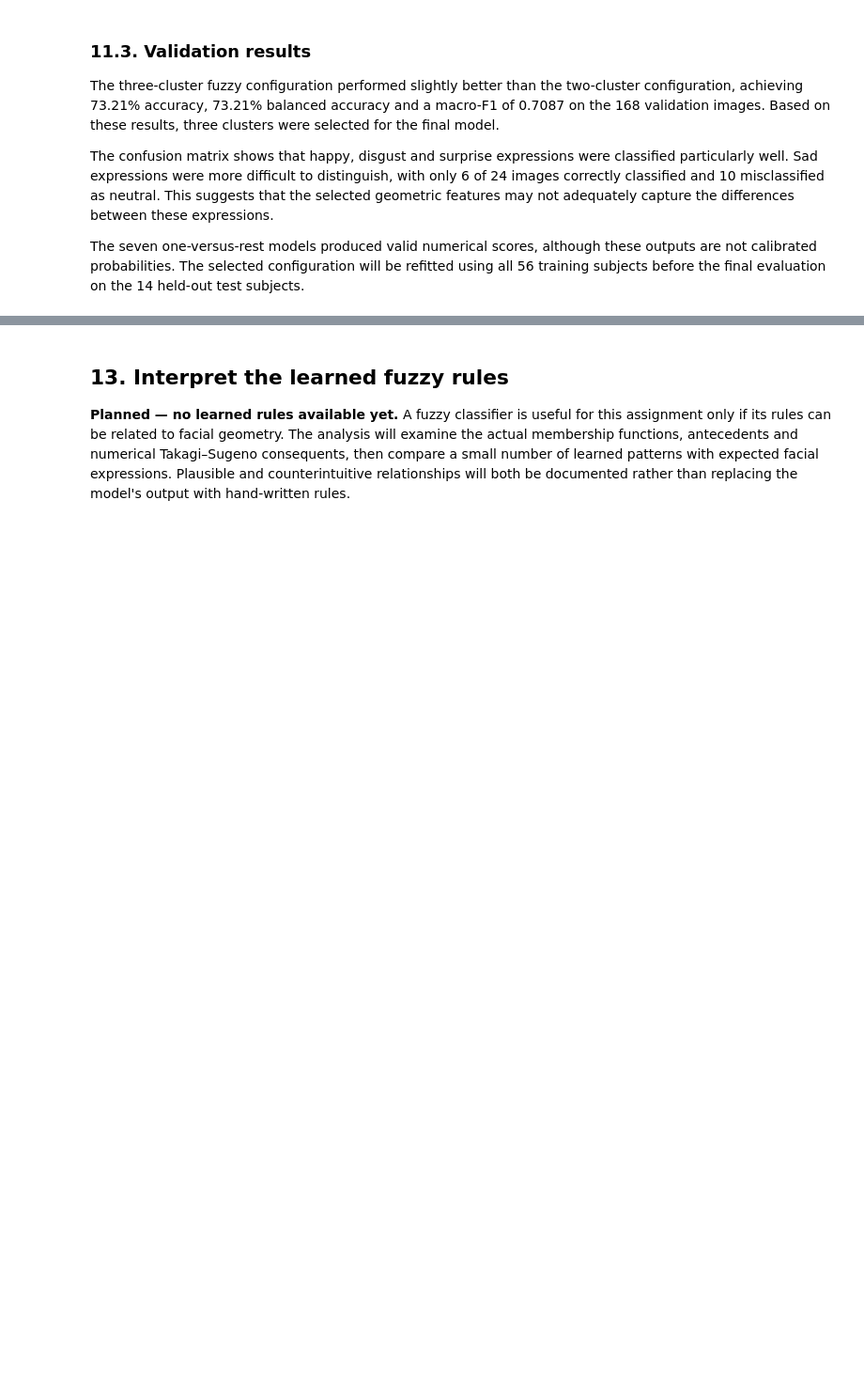
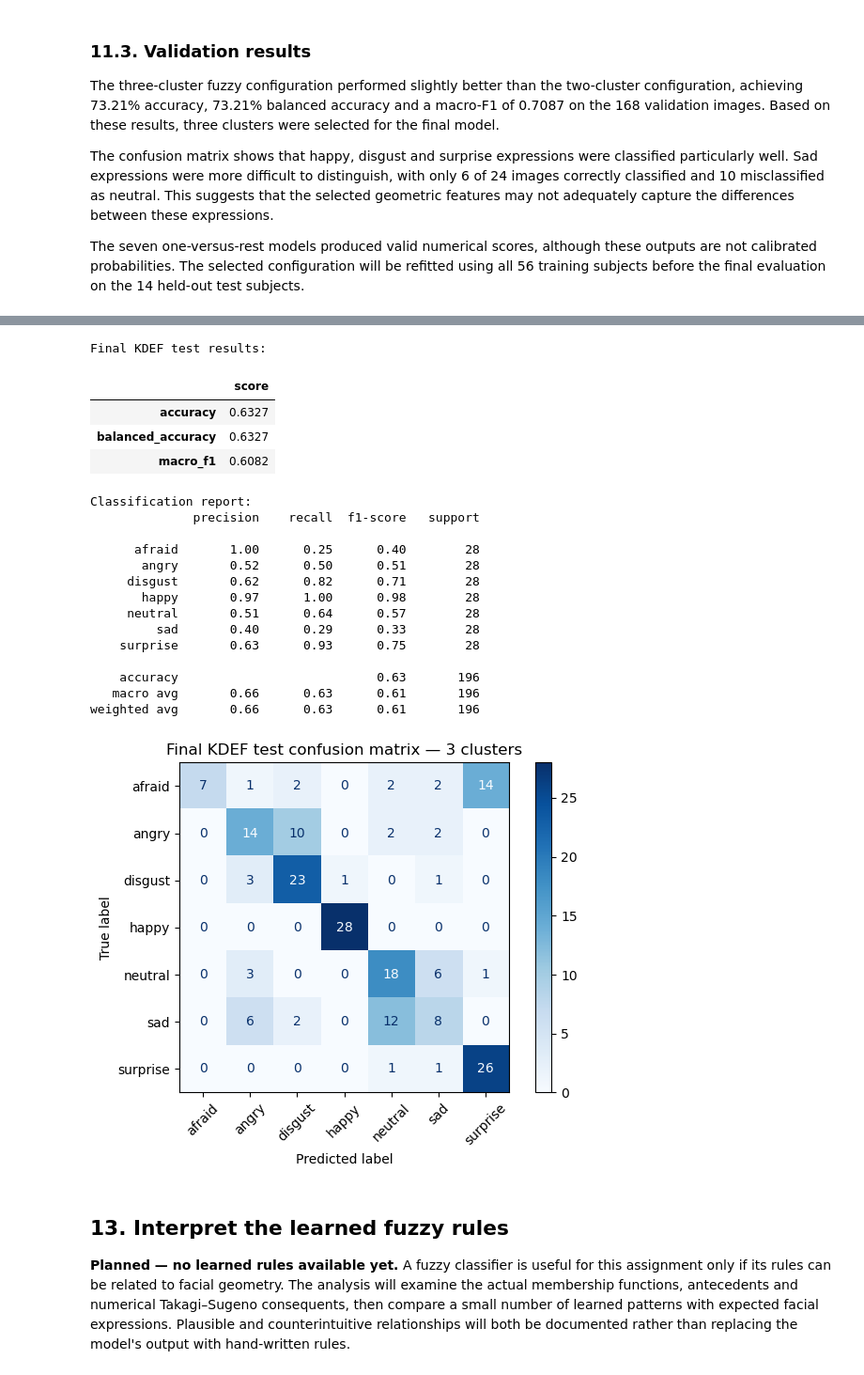
Before and after one commit to thesuacar/ml-emotionalrecognition, a Jupyter notebook: notebooks/phase5_fuzzy_kdef.ipynb, the cells around one changed output, grey strips where cells are left out. Shown at 94% size. Drawn from its saved outputs; the diff is of its cells as text; code cells hidden in the pictures; blank space fills up the shorter version.

Commit message:
implement final model training and evaluation

```diff
--- a/notebooks/phase5_fuzzy_kdef.ipynb
+++ b/notebooks/phase5_fuzzy_kdef.ipynb
@@ -844,3 +894,59 @@ The seven one-versus-rest models produced valid numerical scores, although these
+# %%
+
+from sklearn.metrics import (classification_report, ConfusionMatrixDisplay)
+
+# Predict emotions for the held-out test subjects.
+test_predictions, test_scores = predict_fuzzy_models(final_models, X_test_final)
+
+# Calculate final classification metrics.
+final_results = {
+    "accuracy": accuracy_score(y_test_final, test_predictions),
+    "balanced_accuracy": balanced_accuracy_score(
+        y_test_final, test_predictions
+    ),
+    "macro_f1": f1_score(y_test_final, test_predictions, labels=CLASSES, average="macro", zero_division=0)
+}
+
+print("Final KDEF test results:")
+display(pd.Series(final_results).round(4).to_frame("score"))
+
+print("\nClassification report:")
+print(classification_report(y_test_final, test_predictions, labels=CLASSES, zero_division=0))
+
+# Display the final confusion matrix.
+ConfusionMatrixDisplay.from_predictions(
+    y_test_final,
+    test_predictions,
+    labels=CLASSES,
+    xticks_rotation=45,
+    cmap="Blues",
+    values_format="d"
+)
+
+plt.title("Final KDEF test confusion matrix — 3 clusters")
+plt.tight_layout()
+plt.show()
+# %% [output]
+Final KDEF test results:
+|  | score |
+| accuracy | 0.6327 |
+| balanced_accuracy | 0.6327 |
+| macro_f1 | 0.6082 |
+Classification report:
+              precision    recall  f1-score   support
+
+      afraid       1.00      0.25      0.40        28
+       angry       0.52      0.50      0.51        28
+     disgust       0.62      0.82      0.71        28
+       happy       0.97      1.00      0.98        28
+     neutral       0.51      0.64      0.57        28
+         sad       0.40      0.29      0.33        28
+    surprise       0.63      0.93      0.75        28
+
+    accuracy                           0.63       196
+   macro avg       0.66      0.63      0.61       196
+weighted avg       0.66      0.63      0.61       196
+[figure, added]
 # %% [markdown]
 ## 13. Interpret the learned fuzzy rules
 
```
Also changed, not shown: parts of 3 cells of this notebook.
